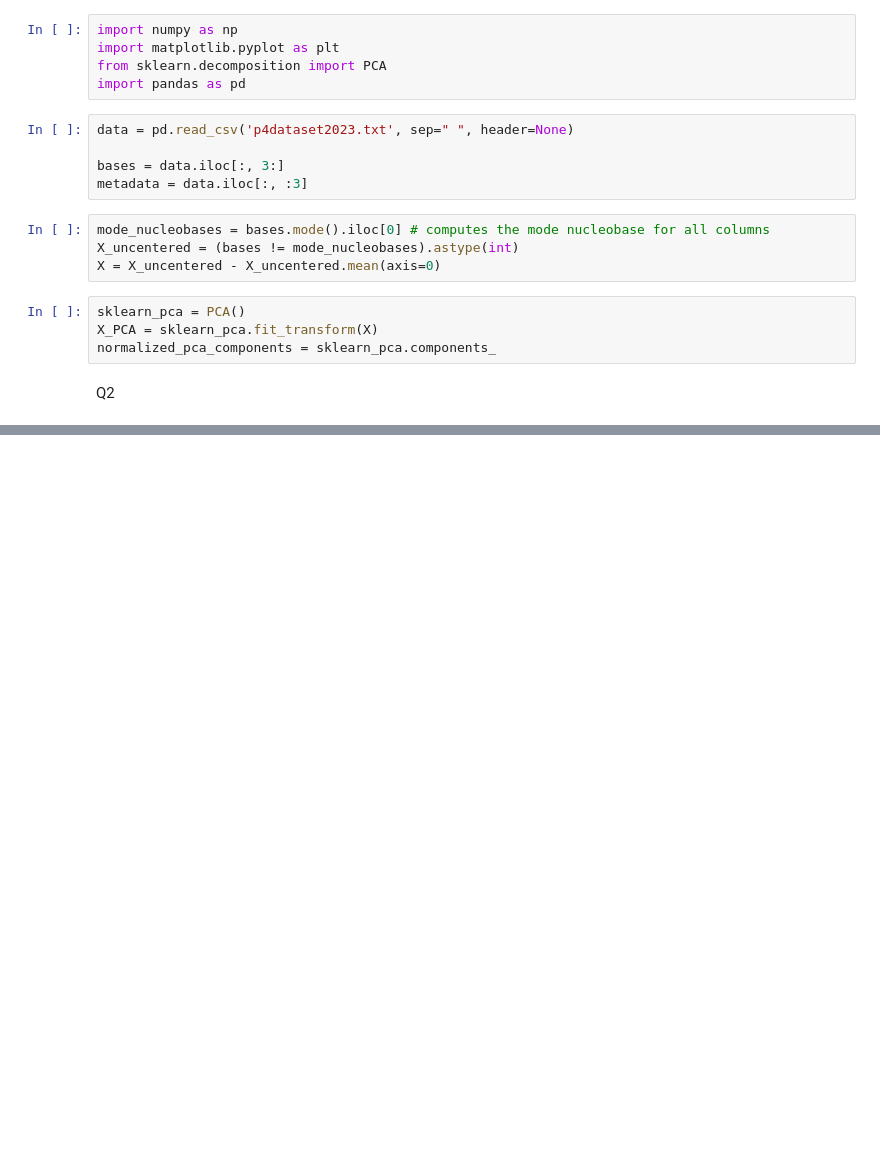
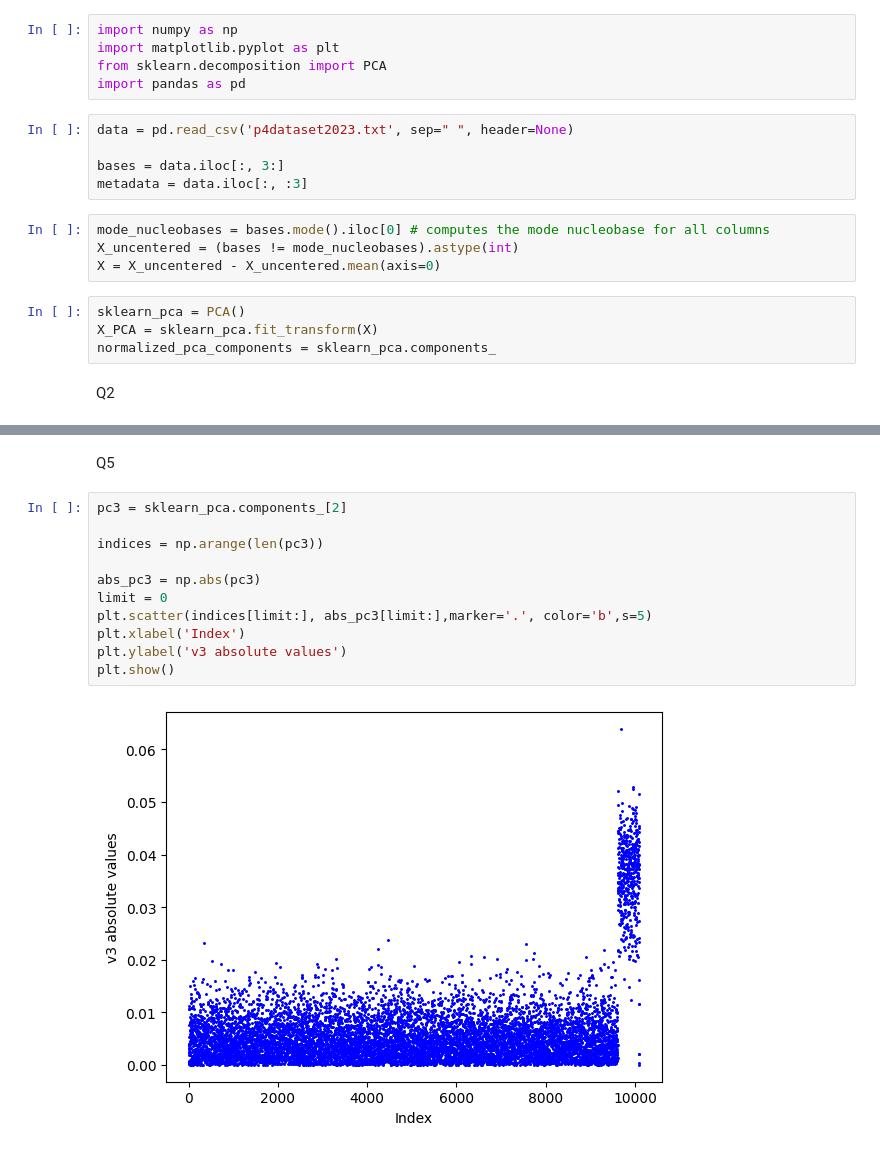
Before and after one commit to filipols/SSY316, a Jupyter notebook: Assignment_6_Problem_1.ipynb, the cells around one changed output, grey strips where cells are left out. Drawn from its saved outputs; the diff is of its cells as text; blank space fills up the shorter version.

```diff
--- a/Assignment_6_Problem_1.ipynb
+++ b/Assignment_6_Problem_1.ipynb
@@ -144,0 +137,15 @@ plt.show()
+# %% [markdown]
+Q5
+# %%
+pc3 = sklearn_pca.components_[2]
+
+indices = np.arange(len(pc3))
+
+abs_pc3 = np.abs(pc3)
+limit = 0
+plt.scatter(indices[limit:], abs_pc3[limit:],marker='.', color='b',s=5)
+plt.xlabel('Index')
+plt.ylabel('v3 absolute values')
+plt.show()
+# %% [output]
+[figure, added]
```
Also changed, not shown: parts of 7 cells of this notebook.
